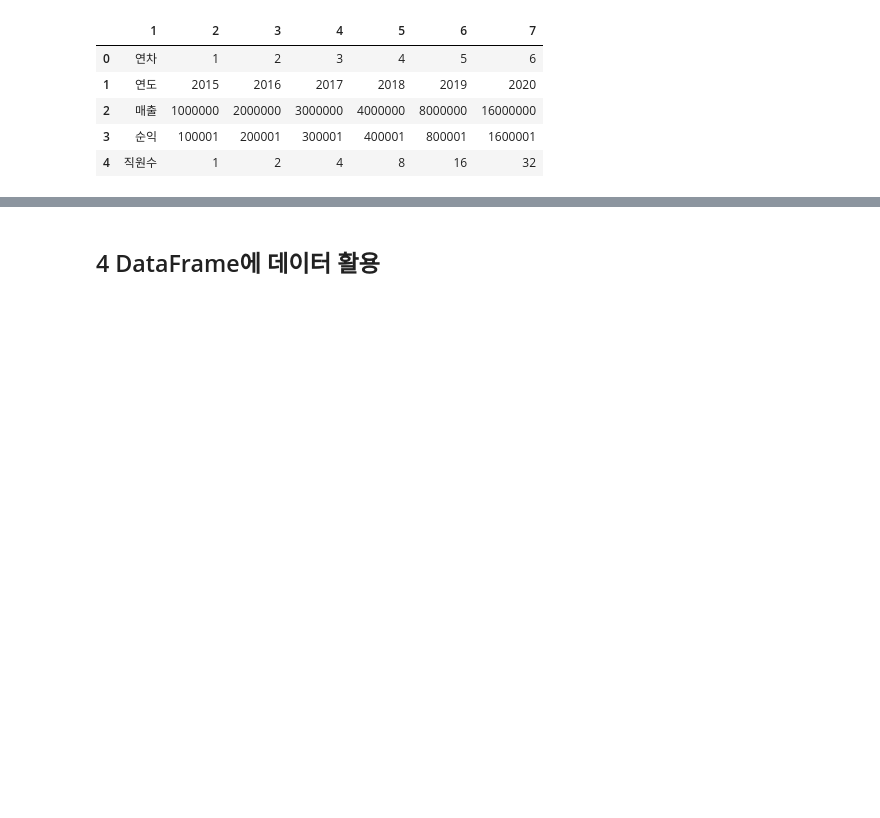
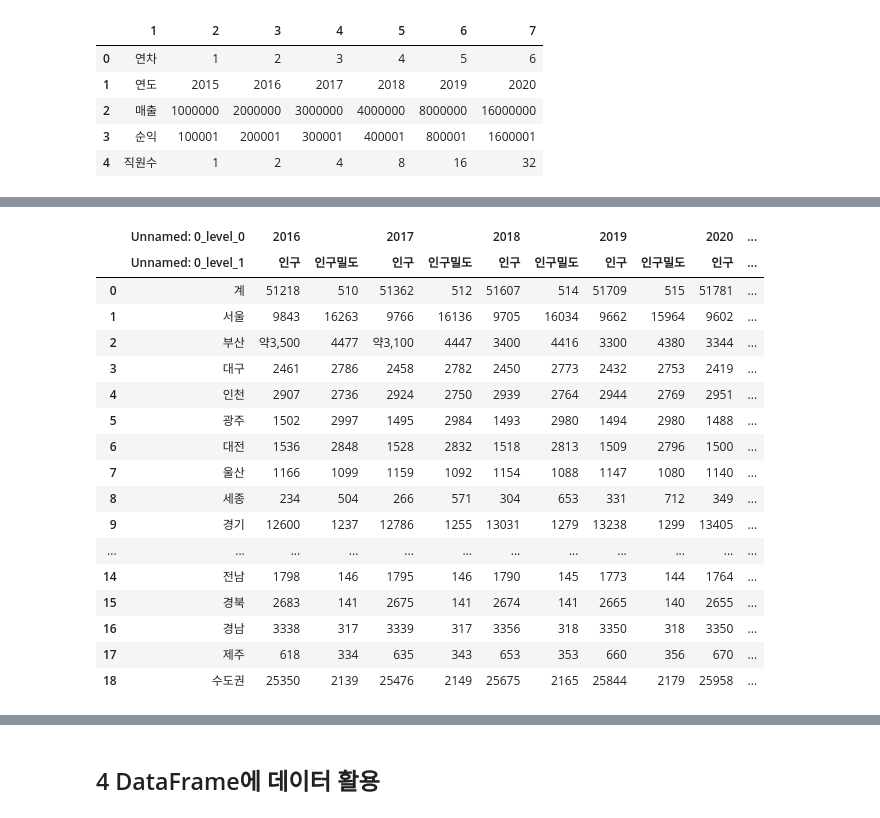
Before and after one commit to 7SH7/data_analysis_python, a Jupyter notebook: pandas_학생용.ipynb, the cells around one changed output, grey strips where cells are left out. Drawn from its saved outputs; the diff is of its cells as text; code cells hidden in the pictures; blank space fills up the shorter version.

```diff
--- a/pandas_학생용.ipynb
+++ b/pandas_학생용.ipynb
@@ -544,0 +1241,21 @@ df = pd.read_html('https://ko.wikipedia.org/wiki/%EB%8C%80%ED%95%9C%EB%AF%BC%EA%
+# %%
+df[0]
+# %% [output]
+|  | Unnamed: 0_level_0 | 2016 |  | 2017 |  | 2018 |  | 2019 |  | 2020 | ... |
+|  | Unnamed: 0_level_1 | 인구 | 인구밀도 | 인구 | 인구밀도 | 인구 | 인구밀도 | 인구 | 인구밀도 | 인구 | ... |
+| 0 | 계 | 51218 | 510 | 51362 | 512 | 51607 | 514 | 51709 | 515 | 51781 | ... |
+| 1 | 서울 | 9843 | 16263 | 9766 | 16136 | 9705 | 16034 | 9662 | 15964 | 9602 | ... |
+| 2 | 부산 | 약3,500 | 4477 | 약3,100 | 4447 | 3400 | 4416 | 3300 | 4380 | 3344 | ... |
+| 3 | 대구 | 2461 | 2786 | 2458 | 2782 | 2450 | 2773 | 2432 | 2753 | 2419 | ... |
+| 4 | 인천 | 2907 | 2736 | 2924 | 2750 | 2939 | 2764 | 2944 | 2769 | 2951 | ... |
+| 5 | 광주 | 1502 | 2997 | 1495 | 2984 | 1493 | 2980 | 1494 | 2980 | 1488 | ... |
+| 6 | 대전 | 1536 | 2848 | 1528 | 2832 | 1518 | 2813 | 1509 | 2796 | 1500 | ... |
+| 7 | 울산 | 1166 | 1099 | 1159 | 1092 | 1154 | 1088 | 1147 | 1080 | 1140 | ... |
+| 8 | 세종 | 234 | 504 | 266 | 571 | 304 | 653 | 331 | 712 | 349 | ... |
+| 9 | 경기 | 12600 | 1237 | 12786 | 1255 | 13031 | 1279 | 13238 | 1299 | 13405 | ... |
+| ... | ... | ... | ... | ... | ... | ... | ... | ... | ... | ... | ... |
+| 14 | 전남 | 1798 | 146 | 1795 | 146 | 1790 | 145 | 1773 | 144 | 1764 | ... |
+| 15 | 경북 | 2683 | 141 | 2675 | 141 | 2674 | 141 | 2665 | 140 | 2655 | ... |
+| 16 | 경남 | 3338 | 317 | 3339 | 317 | 3356 | 318 | 3350 | 318 | 3350 | ... |
+| 17 | 제주 | 618 | 334 | 635 | 343 | 653 | 353 | 660 | 356 | 670 | ... |
+| 18 | 수도권 | 25350 | 2139 | 25476 | 2149 | 25675 | 2165 | 25844 | 2179 | 25958 | ... |
```
Also changed, not shown: parts of 110 cells of this notebook, 1 other file.
